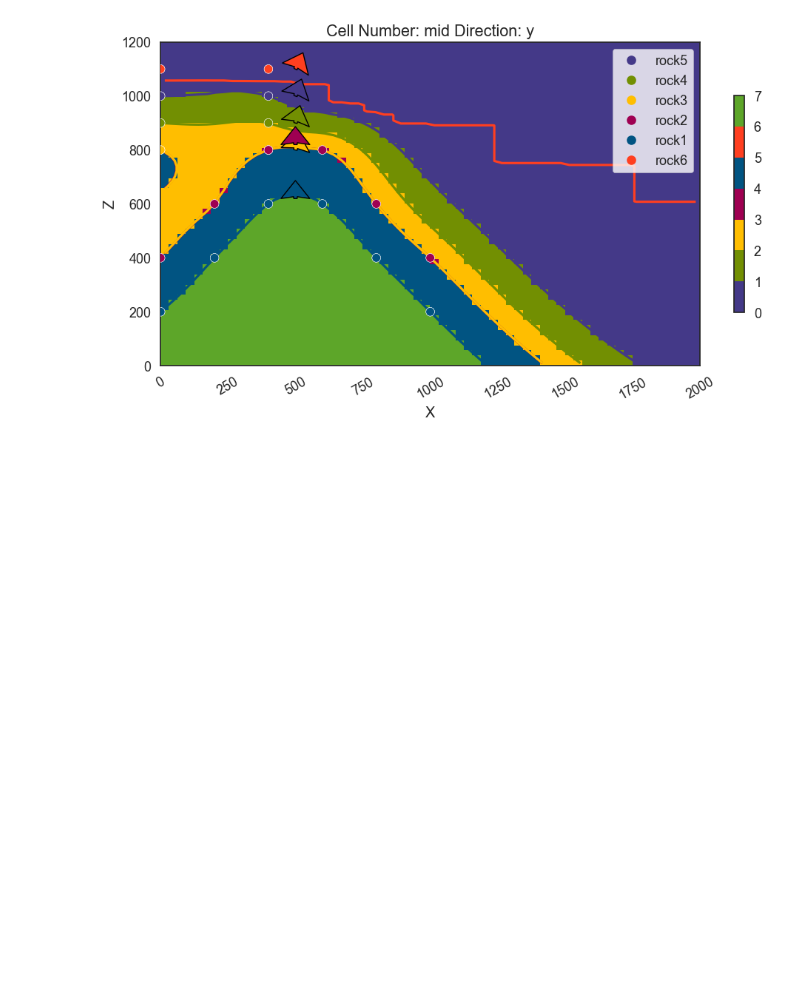
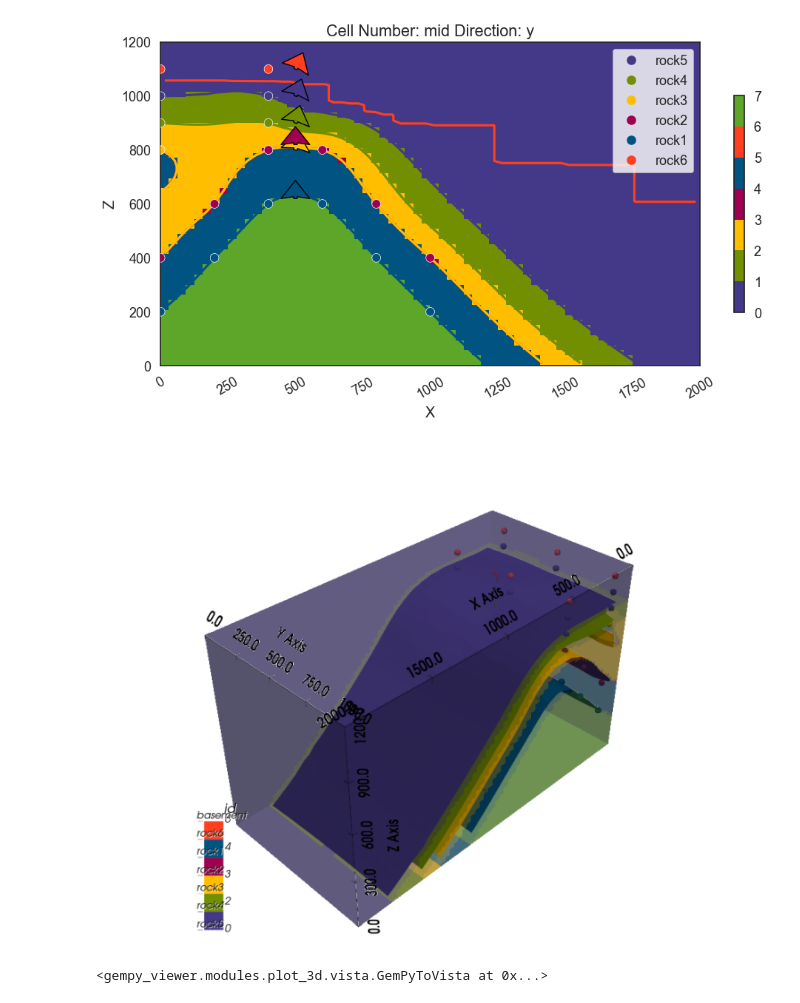
Before and after one commit to librairum/ModeladoGeologico, a Jupyter notebook: Apilamiento.ipynb, the cells around one changed output. Saved outputs shown, nothing was run; the diff lists cells and outputs as text; code cells hidden in the pictures; blank space fills up the shorter version.

```diff
--- a/Apilamiento.ipynb
+++ b/Apilamiento.ipynb
@@ -36,3 +36,8 @@ Chunking done: 18 chunks
 Chunking done: 17 chunks
 <gempy_viewer.modules.plot_2d.visualization_2d.Plot2D at 0x...>
 [figure]
+# %%
+gpv.plot_3d(geo_data,image=True)
+# %% [output]
+[figure, added]
+<gempy_viewer.modules.plot_3d.vista.GemPyToVista at 0x...>
```
Also changed, not shown: 1 other file.
